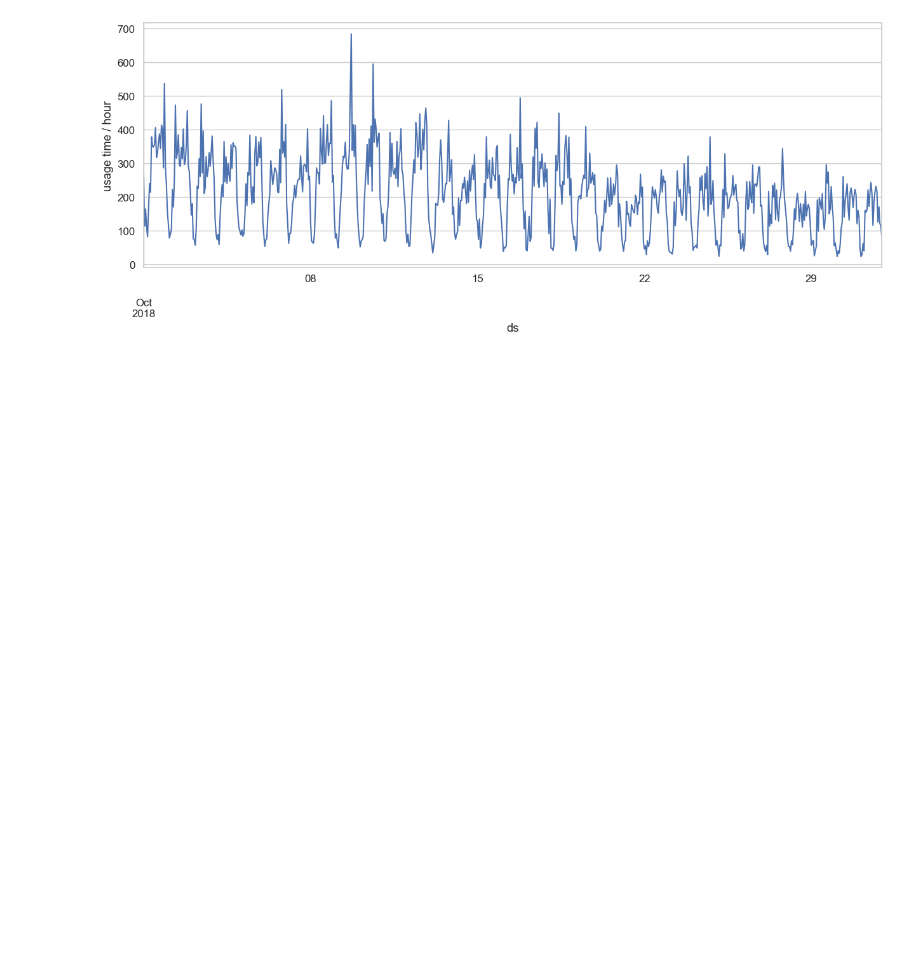
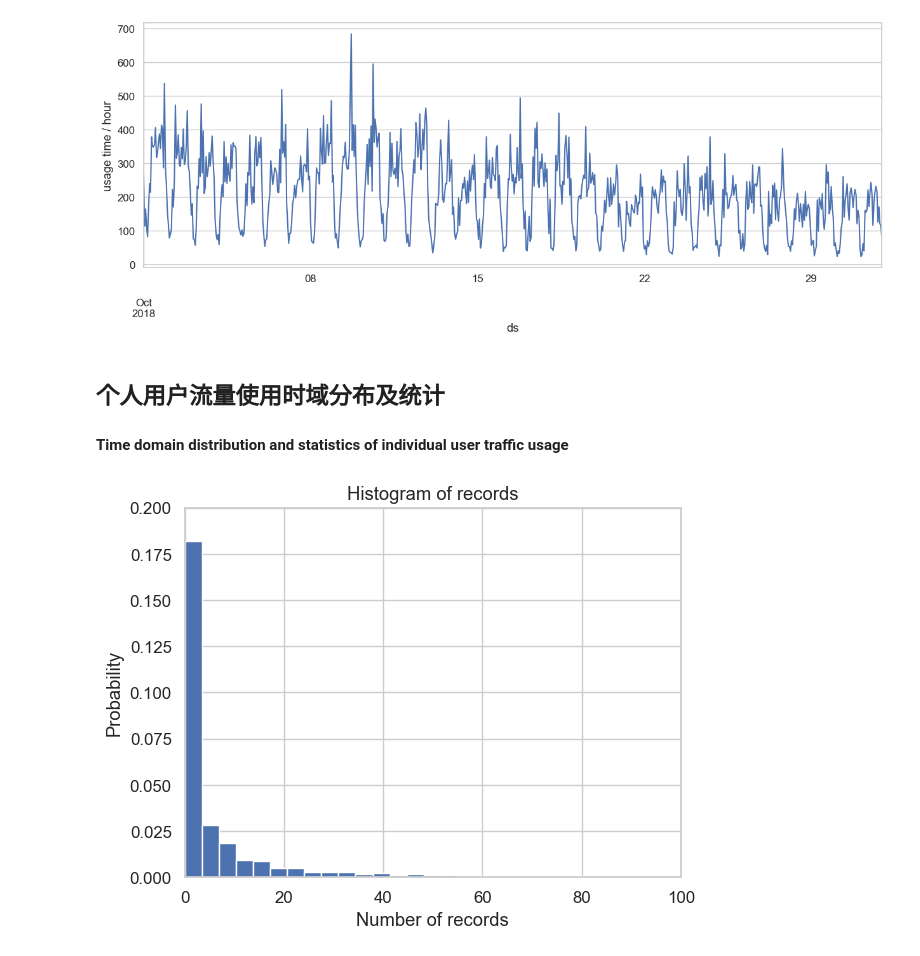
Before and after one commit to ChentingZ0/User_behaviour_data_analysis, a Jupyter notebook: preprocess.ipynb, the cells around one changed output. Saved outputs shown, nothing was run; the diff lists cells and outputs as text; code cells hidden in the pictures; blank space fills up the shorter version.

```diff
--- a/main.ipynb
+++ b/preprocess.ipynb
@@ -278,3 +297,21 @@ plt.ylabel("usage time / hour")
 # %% [output]
 Text(0, 0.5, 'usage time / hour')
 [figure]
+# %% [markdown]
+## 个人用户流量使用时域分布及统计
+#### Time domain distribution and statistics of individual user traffic usage
+# %%
+x_count = cdr.groupby(["IMEI"]).y.count().values
+# 计算每个用户整个月使用流量的次数，并做图
+n, bins, patches = plt.hist(x_count,500, density=True)
+# 这里bins设置为500即将数值区间分为500份统计每个区间上的数据个数
+plt.xlabel('Number of records')
+plt.ylabel('Probability')
+plt.title('Histogram of records')
+# plt.text(60, .025, r'$\mu=100,\ \sigma=15$')
+plt.axis([0, 100, 0, 0.2])
+# 设置横纵坐标显示范围
+# plt.grid(True)
+plt.show()
+# %% [output]
+[figure, added]
```
Also changed, not shown: parts of 27 cells of this notebook.
